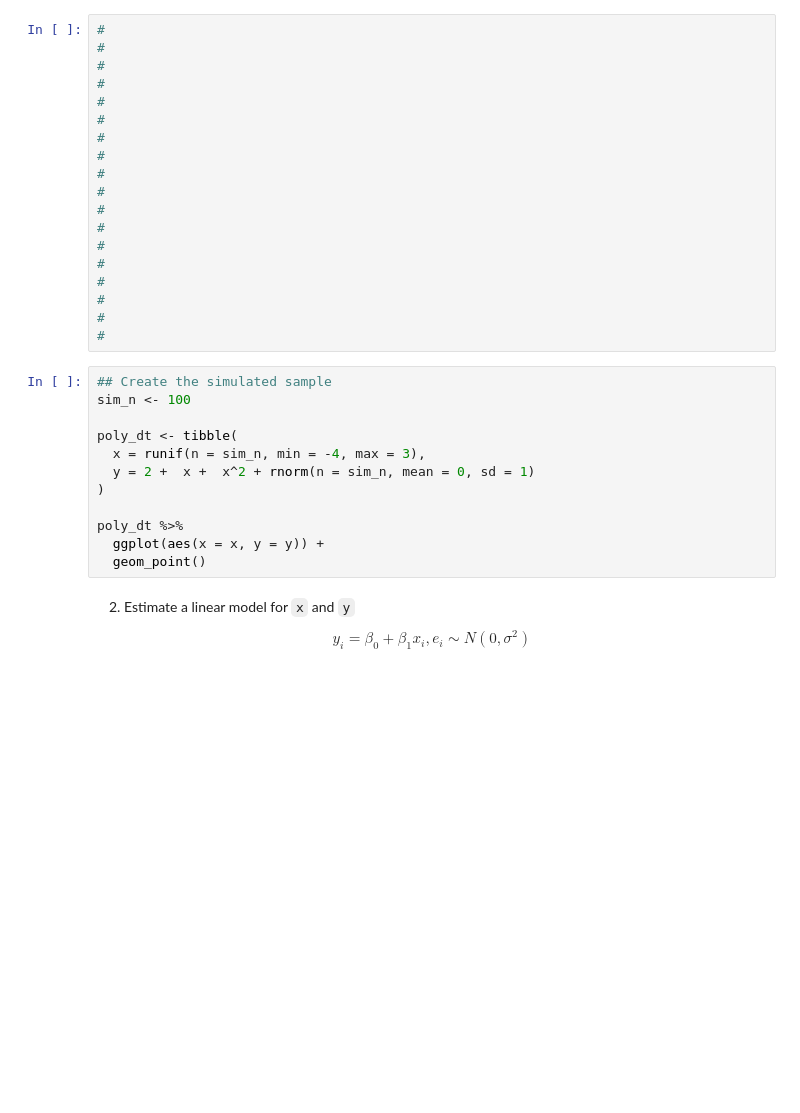
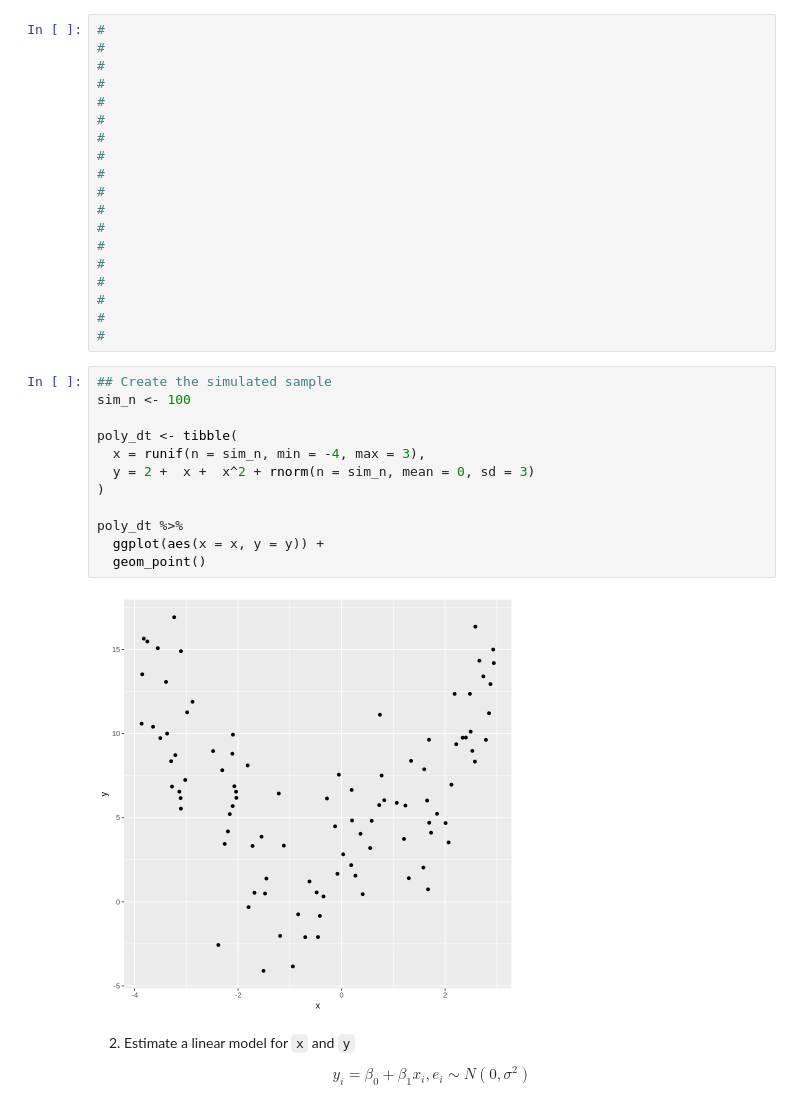
Before and after one commit to febse/econ2025, a Jupyter notebook: 10-Interaction-Effects.ipynb, the cells around one changed output. Saved outputs shown, nothing was run; the diff lists cells and outputs as text; blank space fills up the shorter version.

```diff
--- a/10-Interaction-Effects.ipynb
+++ b/10-Interaction-Effects.ipynb
@@ -58,15 +76,17 @@ $$
 # %%
 ## Create the simulated sample
 sim_n <- 100
 
 poly_dt <- tibble(
   x = runif(n = sim_n, min = -4, max = 3),
-  y = 2 +  x +  x^2 + rnorm(n = sim_n, mean = 0, sd = 1)
+  y = 2 +  x +  x^2 + rnorm(n = sim_n, mean = 0, sd = 3)
 )
 
 poly_dt %>%
   ggplot(aes(x = x, y = y)) +
   geom_point()
+# %% [output]
+[figure, added]
 # %% [markdown]
 
 2.  Estimate a linear model for `x` and `y`
```
Also changed, not shown: parts of 4 cells of this notebook.
